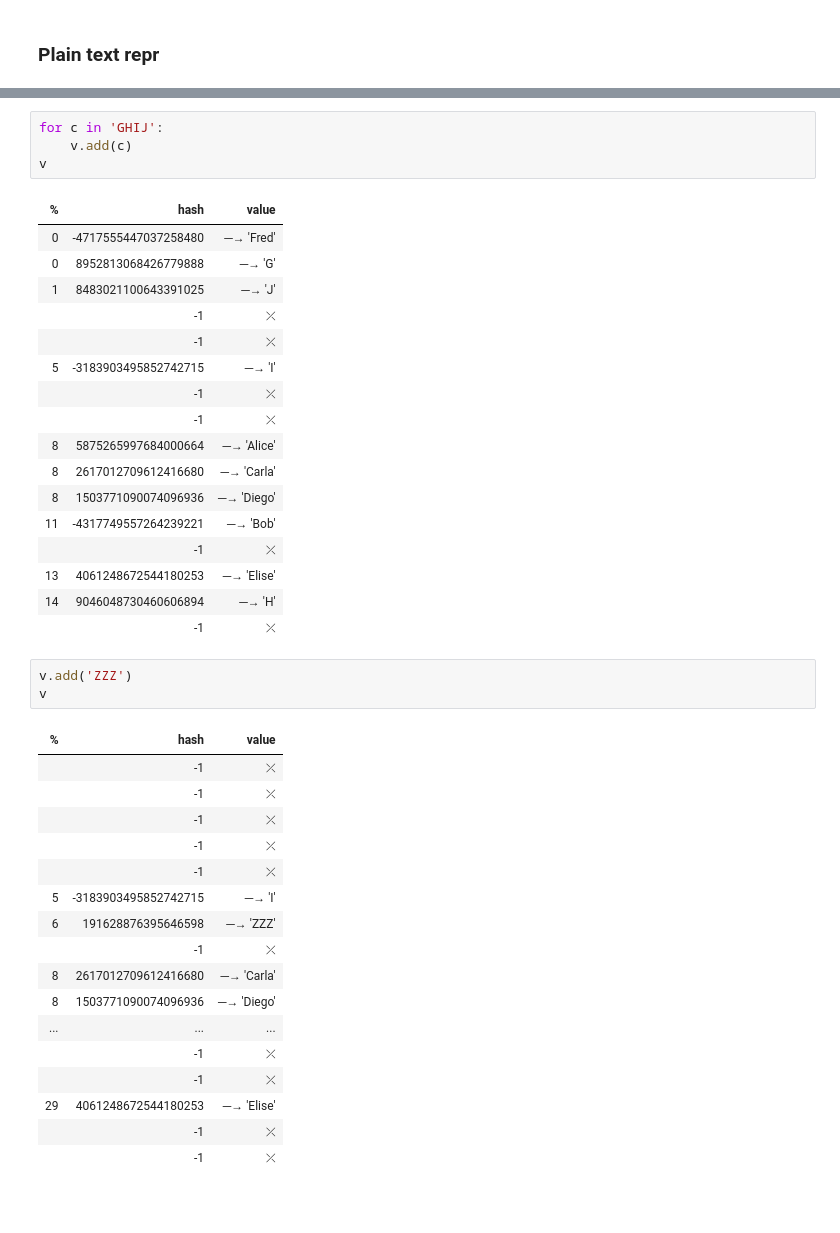
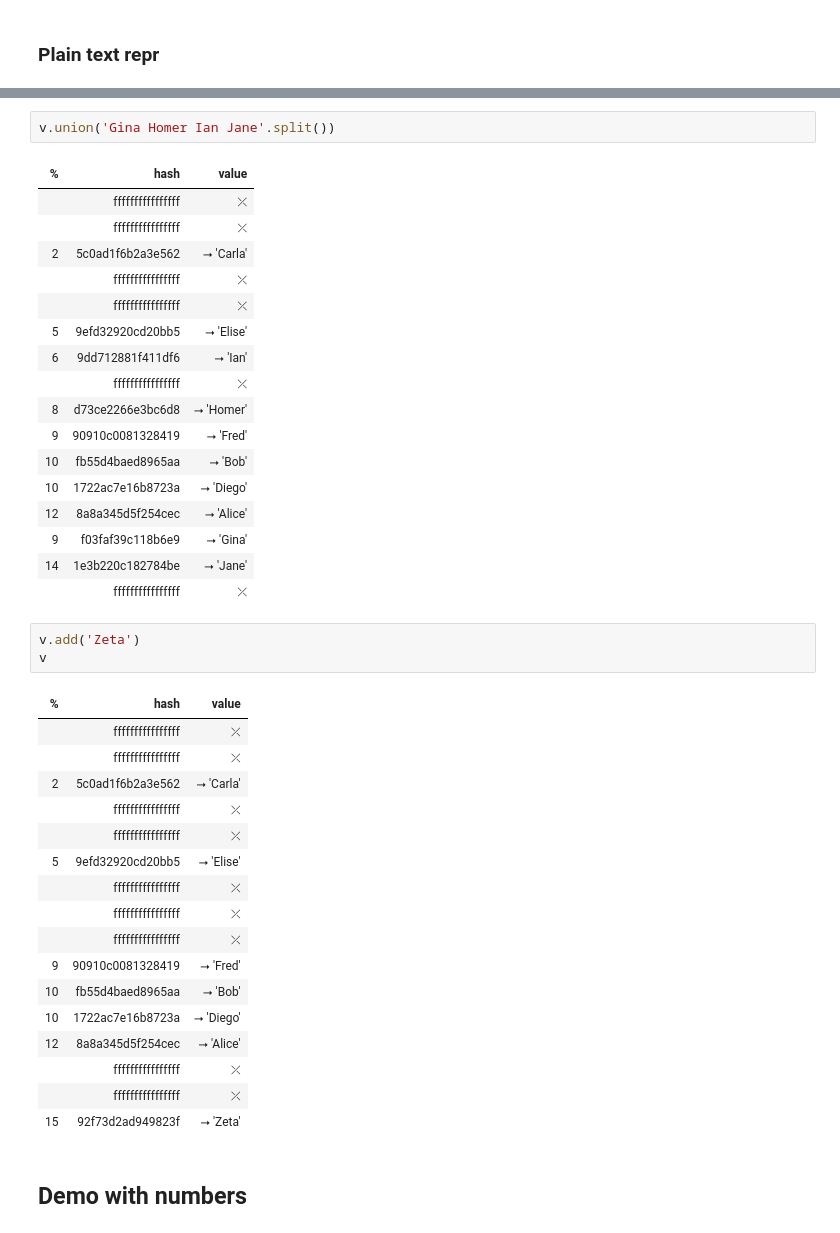
Before and after one commit to ramalho/visible-set-demo, a Jupyter notebook: content/visible_set.ipynb, the cells around one changed output, grey strips where cells are left out. Cells and saved outputs as stored; diff of their text form; blank space fills up the shorter version.

```diff
--- a/content/visible_set.ipynb
+++ b/content/visible_set.ipynb
@@ -185,43 +196,43 @@ v
 # %%
-for c in 'GHIJ':
-    v.add(c)
-v
+v.union('Gina Homer Ian Jane'.split())
 # %% [output]
 | % | hash | value |
-| 0 | -4717555447037258480 | ─→ 'Fred' |
-| 0 | 8952813068426779888 | ─→ 'G' |
-| 1 | 8483021100643391025 | ─→ 'J' |
-|  | -1 | ⤫ |
-|  | -1 | ⤫ |
-| 5 | -3183903495852742715 | ─→ 'I' |
-|  | -1 | ⤫ |
-|  | -1 | ⤫ |
-| 8 | 5875265997684000664 | ─→ 'Alice' |
-| 8 | 2617012709612416680 | ─→ 'Carla' |
-| 8 | 1503771090074096936 | ─→ 'Diego' |
-| 11 | -4317749557264239221 | ─→ 'Bob' |
-|  | -1 | ⤫ |
-| 13 | 4061248672544180253 | ─→ 'Elise' |
-| 14 | 9046048730460606894 | ─→ 'H' |
-|  | -1 | ⤫ |
+|  | ffffffffffffffff | ⤫ |
+|  | ffffffffffffffff | ⤫ |
+| 2 | 5c0ad1f6b2a3e562 | ⭢ 'Carla' |
+|  | ffffffffffffffff | ⤫ |
+|  | ffffffffffffffff | ⤫ |
+| 5 | 9efd32920cd20bb5 | ⭢ 'Elise' |
+| 6 | 9dd712881f411df6 | ⭢ 'Ian' |
+|  | ffffffffffffffff | ⤫ |
+| 8 | d73ce2266e3bc6d8 | ⭢ 'Homer' |
+| 9 | 90910c0081328419 | ⭢ 'Fred' |
+| 10 | fb55d4baed8965aa | ⭢ 'Bob' |
+| 10 | 1722ac7e16b8723a | ⭢ 'Diego' |
+| 12 | 8a8a345d5f254cec | ⭢ 'Alice' |
+| 9 | f03faf39c118b6e9 | ⭢ 'Gina' |
+| 14 | 1e3b220c182784be | ⭢ 'Jane' |
+|  | ffffffffffffffff | ⤫ |
 # %%
-v.add('ZZZ')
+v.add('Zeta')
 v
 # %% [output]
 | % | hash | value |
-|  | -1 | ⤫ |
-|  | -1 | ⤫ |
-|  | -1 | ⤫ |
-|  | -1 | ⤫ |
-|  | -1 | ⤫ |
-| 5 | -3183903495852742715 | ─→ 'I' |
-| 6 | 191628876395646598 | ─→ 'ZZZ' |
-|  | -1 | ⤫ |
-| 8 | 2617012709612416680 | ─→ 'Carla' |
-| 8 | 1503771090074096936 | ─→ 'Diego' |
-| ... | ... | ... |
-|  | -1 | ⤫ |
-|  | -1 | ⤫ |
-| 29 | 4061248672544180253 | ─→ 'Elise' |
-|  | -1 | ⤫ |
-|  | -1 | ⤫ |
+|  | ffffffffffffffff | ⤫ |
+|  | ffffffffffffffff | ⤫ |
+| 2 | 5c0ad1f6b2a3e562 | ⭢ 'Carla' |
+|  | ffffffffffffffff | ⤫ |
+|  | ffffffffffffffff | ⤫ |
+| 5 | 9efd32920cd20bb5 | ⭢ 'Elise' |
+|  | ffffffffffffffff | ⤫ |
+|  | ffffffffffffffff | ⤫ |
+|  | ffffffffffffffff | ⤫ |
+| 9 | 90910c0081328419 | ⭢ 'Fred' |
+| 10 | fb55d4baed8965aa | ⭢ 'Bob' |
+| 10 | 1722ac7e16b8723a | ⭢ 'Diego' |
+| 12 | 8a8a345d5f254cec | ⭢ 'Alice' |
+|  | ffffffffffffffff | ⤫ |
+|  | ffffffffffffffff | ⤫ |
+| 15 | 92f73d2ad949823f | ⭢ 'Zeta' |
+# %% [markdown]
+## Demo with numbers
```
Also changed, not shown: parts of 26 cells of this notebook, 5 other files.
